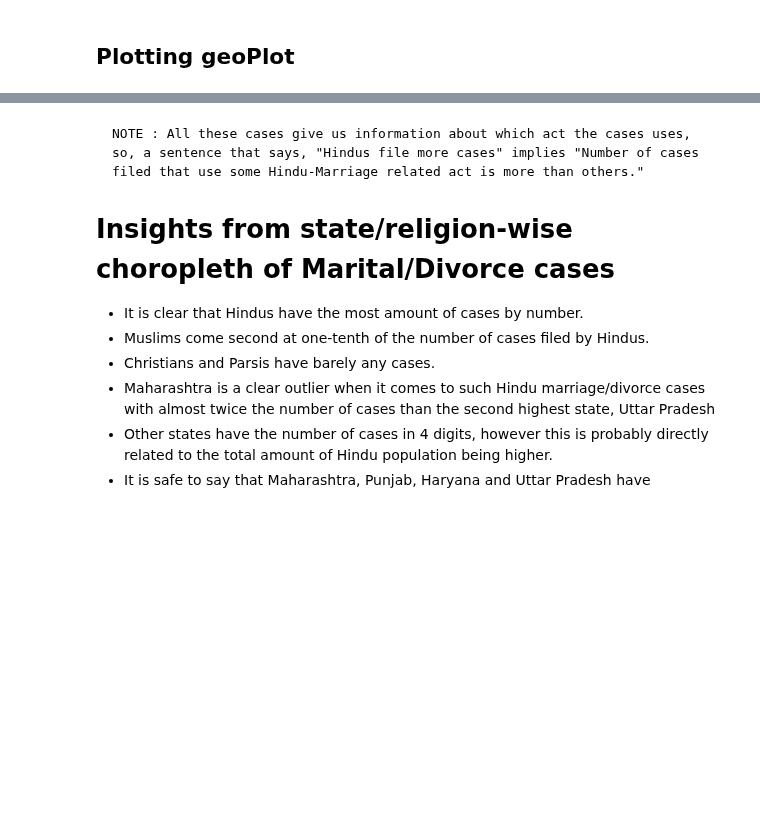
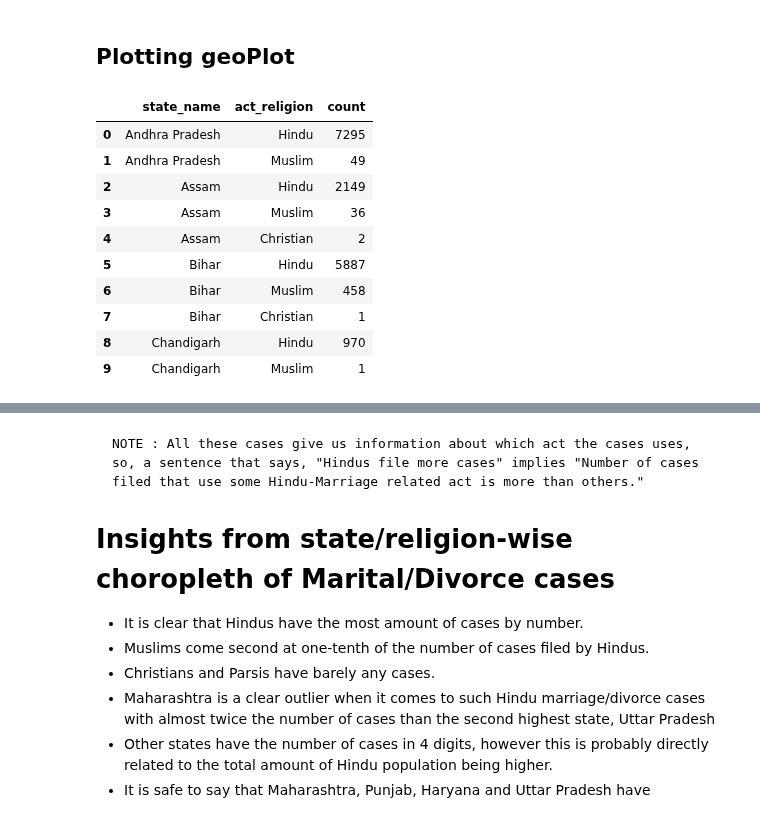
Before and after one commit to ujjwal-shekhar/Indian-Judicial-System-PreCog, a Jupyter notebook: data-visualizer-precog.ipynb, the cells around one changed output, grey strips where cells are left out. Saved outputs shown, nothing was run; the diff lists cells and outputs as text; code cells hidden in the pictures; blank space fills up the shorter version.

```diff
--- a/data-visualizer-precog.ipynb
+++ b/data-visualizer-precog.ipynb
@@ -1182,26 +1202,39 @@ df3.head()
 # %% [markdown]
 ## Plotting geoPlot
 # %%
-freq_religions_state = (df3.groupby(['state_name'])['act_religion'].value_counts())
+# print(df.columns)
+freq_religions_state = (df.groupby(['state_name'])['act_religion'].value_counts())
 freq_religions_state = freq_religions_state.to_frame()
 freq_religions_state.columns = ['count']
 freq_religions_state = freq_religions_state.reset_index()
 
 freq_religions_state['state_name'] = freq_religions_state['state_name'].replace(
             ['Jammu and Kashmir', 'Orissa', 'DNH at Silvasa', 'Diu and Daman'],
             ['Jammu & Kashmir', 'Odisha', "Dadra and Nagar Haveli and Daman and Diu", "Dadra and Nagar Haveli and Daman and Diu"]
         )
 
 val = freq_religions_state[freq_religions_state['state_name']=='Jammu & Kashmir'].values
 
 for entry in val:
     freq_religions_state = freq_religions_state.append({
         'state_name' : 'Ladakh',
         'act_religion' : entry[1],
         'count' : entry[2]
     }, ignore_index=True)
 
 freq_religions_state.head(10)
+# %% [output]
+|  | state_name | act_religion | count |
+| 0 | Andhra Pradesh | Hindu | 7295 |
+| 1 | Andhra Pradesh | Muslim | 49 |
+| 2 | Assam | Hindu | 2149 |
+| 3 | Assam | Muslim | 36 |
+| 4 | Assam | Christian | 2 |
+| 5 | Bihar | Hindu | 5887 |
+| 6 | Bihar | Muslim | 458 |
+| 7 | Bihar | Christian | 1 |
+| 8 | Chandigarh | Hindu | 970 |
+| 9 | Chandigarh | Muslim | 1 |
 # %%
 px.choropleth(
     freq_religions_state,
```
Also changed, not shown: parts of 45 cells of this notebook.
